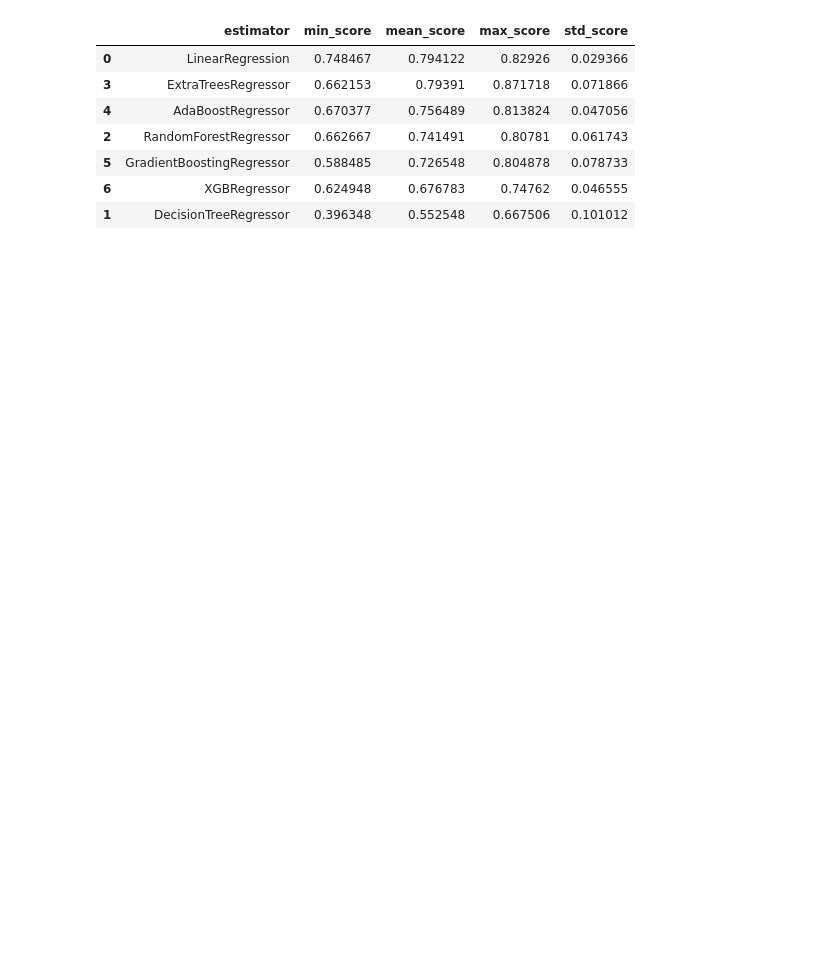
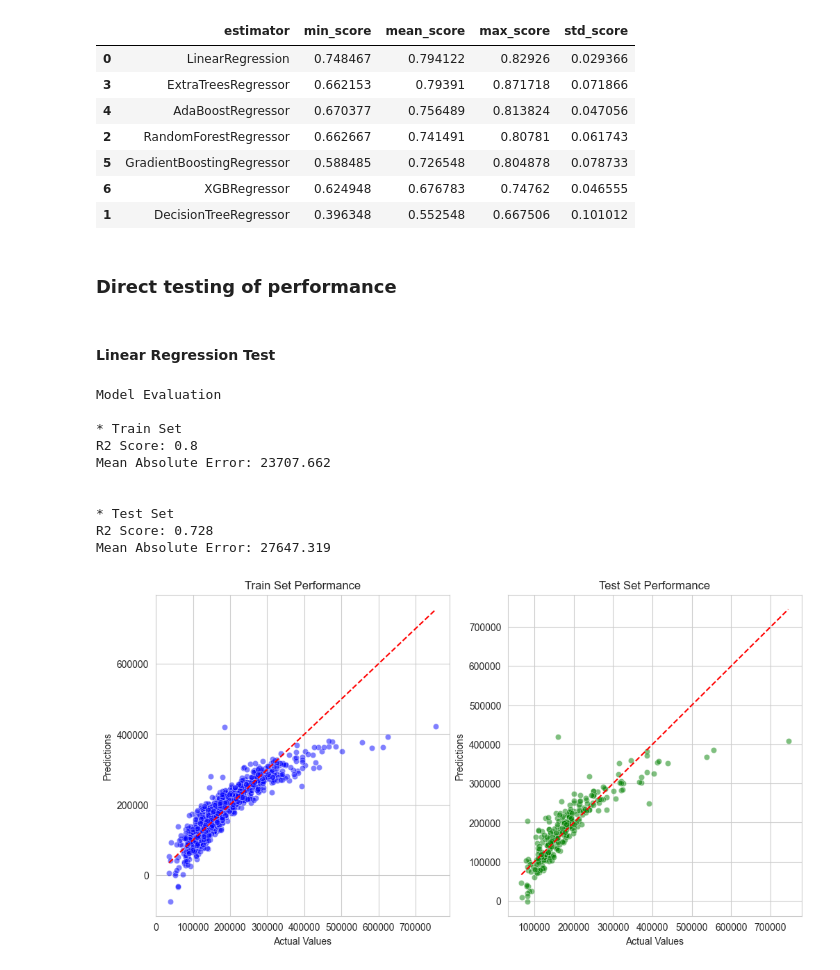
Before and after one commit to Tomosius/heritage_houses_p5, a Jupyter notebook: jupyter_notebooks/09_Modeling_and_Evaluation_hypothesis_3.ipynb, the cells around one changed output. Cells and saved outputs as stored; diff of their text form; code cells hidden in the pictures; blank space fills up the shorter version.

```diff
--- a/jupyter_notebooks/09_Modeling_and_Evaluation_hypothesis_3.ipynb
+++ b/jupyter_notebooks/09_Modeling_and_Evaluation_hypothesis_3.ipynb
@@ -1149,3 +1653,47 @@ grid_search_summary
 | 5 | GradientBoostingRegressor | 0.588485 | 0.726548 | 0.804878 | 0.078733 |
 | 6 | XGBRegressor | 0.624948 | 0.676783 | 0.74762 | 0.046555 |
 | 1 | DecisionTreeRegressor | 0.396348 | 0.552548 | 0.667506 | 0.101012 |
+# %% [markdown]
+### Direct testing of performance
+# %% [markdown]
+#### Linear Regression Test
+# %%
+import numpy as np
+import pandas as pd
+import matplotlib.pyplot as plt
+import seaborn as sns
+from sklearn.metrics import r2_score, mean_absolute_error
+
+
+# Assuming initial_search is already defined and contains the results of GridSearchCV
+def evaluate_model_by_id(model_id, X_train, y_train, X_test, y_test):
+    grid_search_summary_refit, grid_search_pipelines_refit = initial_search.score_summary(sort_by='mean_score')
+
+    # Convert score columns to numeric types
+    for column in ['min_score', 'mean_score', 'max_score', 'std_score']:
+        grid_search_summary_refit[column] = pd.to_numeric(grid_search_summary_refit[column], errors='coerce')
+
+    # Retrieve the specific GridSearchCV object based on provided model_id
+    model_name = grid_search_summary_refit.loc[grid_search_summary_refit.index[model_id], 'estimator']
+    selected_grid_search = grid_search_pipelines_refit[model_name]
+
+    # Extract the best estimator
+    selected_regressor_pipeline = selected_grid_search.best_estimator_
+
+    # Evaluate and plot the regression performance
+    regression_performance(X_train, y_train, X_test, y_test, selected_regressor_pipeline)
+    regression_evaluation_plots(X_train, y_train, X_test, y_test, selected_regressor_pipeline)
+# %%
+evaluate_model_by_id(0, X_train, y_train, X_test, y_test)  # Here 0 is the model ID
+# %% [output]
+Model Evaluation
+
+* Train Set
+R2 Score: 0.8
+Mean Absolute Error: 23707.662
+
+
+* Test Set
+R2 Score: 0.728
+Mean Absolute Error: 27647.319
+[figure, added]
```
Also changed, not shown: parts of 61 cells of this notebook.
